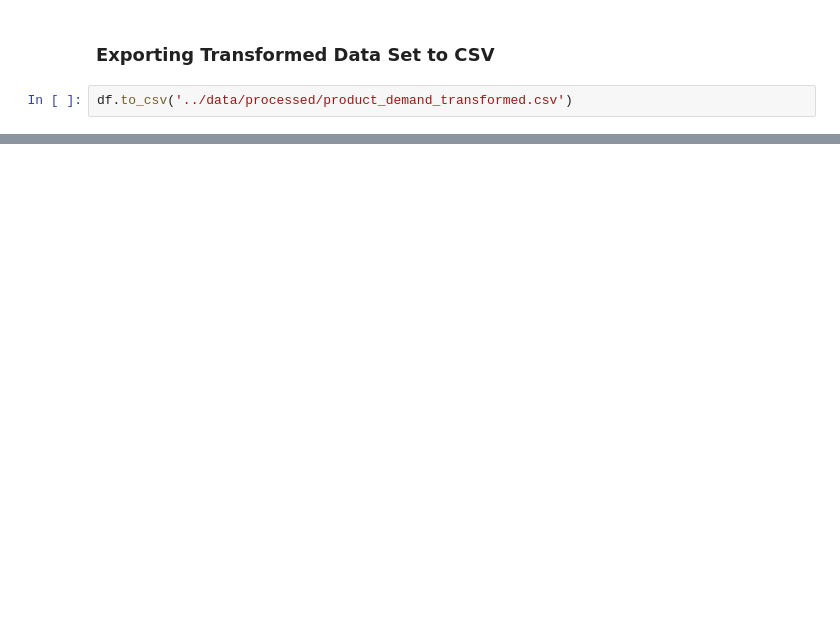
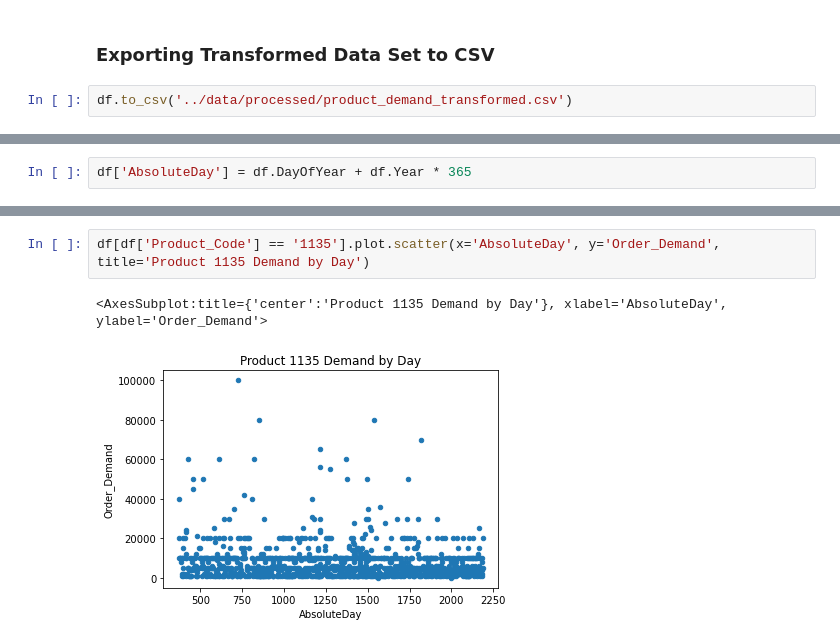
Before and after one commit to benjaminwyss/EECS731WorldWideProductsInc, a Jupyter notebook: notebooks/1.0-brw-data-exploration-and-modeling.ipynb, the cells around one changed output, grey strips where cells are left out. Cells and saved outputs as stored; diff of their text form; blank space fills up the shorter version.

```diff
--- a/notebooks/1.0-brw-data-exploration-and-modeling.ipynb
+++ b/notebooks/1.0-brw-data-exploration-and-modeling.ipynb
@@ -254,0 +287,2 @@ Put Results Here :)
+# %%
+df['AbsoluteDay'] = df.DayOfYear + df.Year * 365
@@ -254,0 +311,5 @@ Put Results Here :)
+# %%
+df[df['Product_Code'] == '1135'].plot.scatter(x='AbsoluteDay', y='Order_Demand', title='Product 1135 Demand by Day')
+# %% [output]
+<AxesSubplot:title={'center':'Product 1135 Demand by Day'}, xlabel='AbsoluteDay', ylabel='Order_Demand'>
+[figure, added]
```
Also changed, not shown: parts of 164 cells of this notebook, 3 other files.
